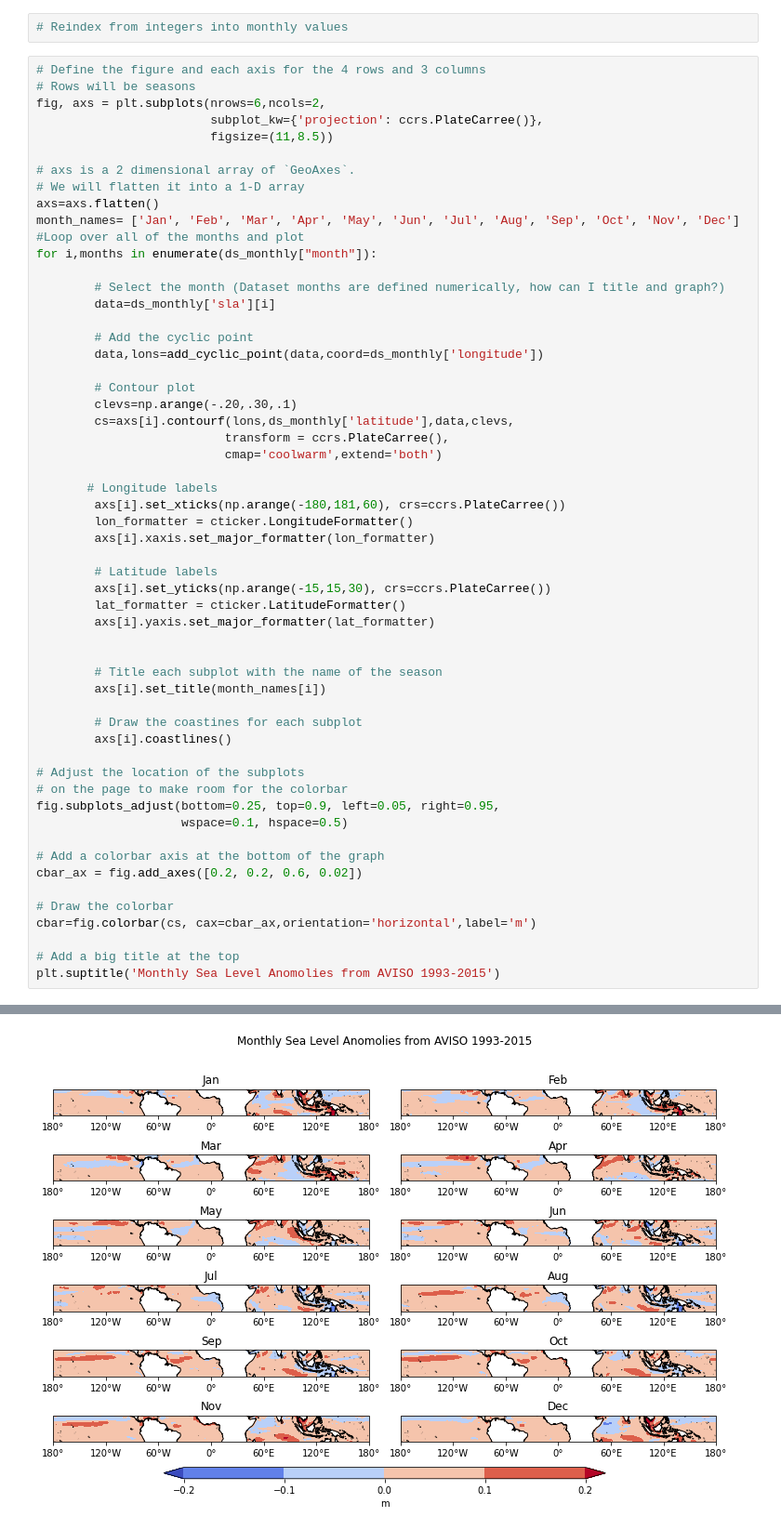
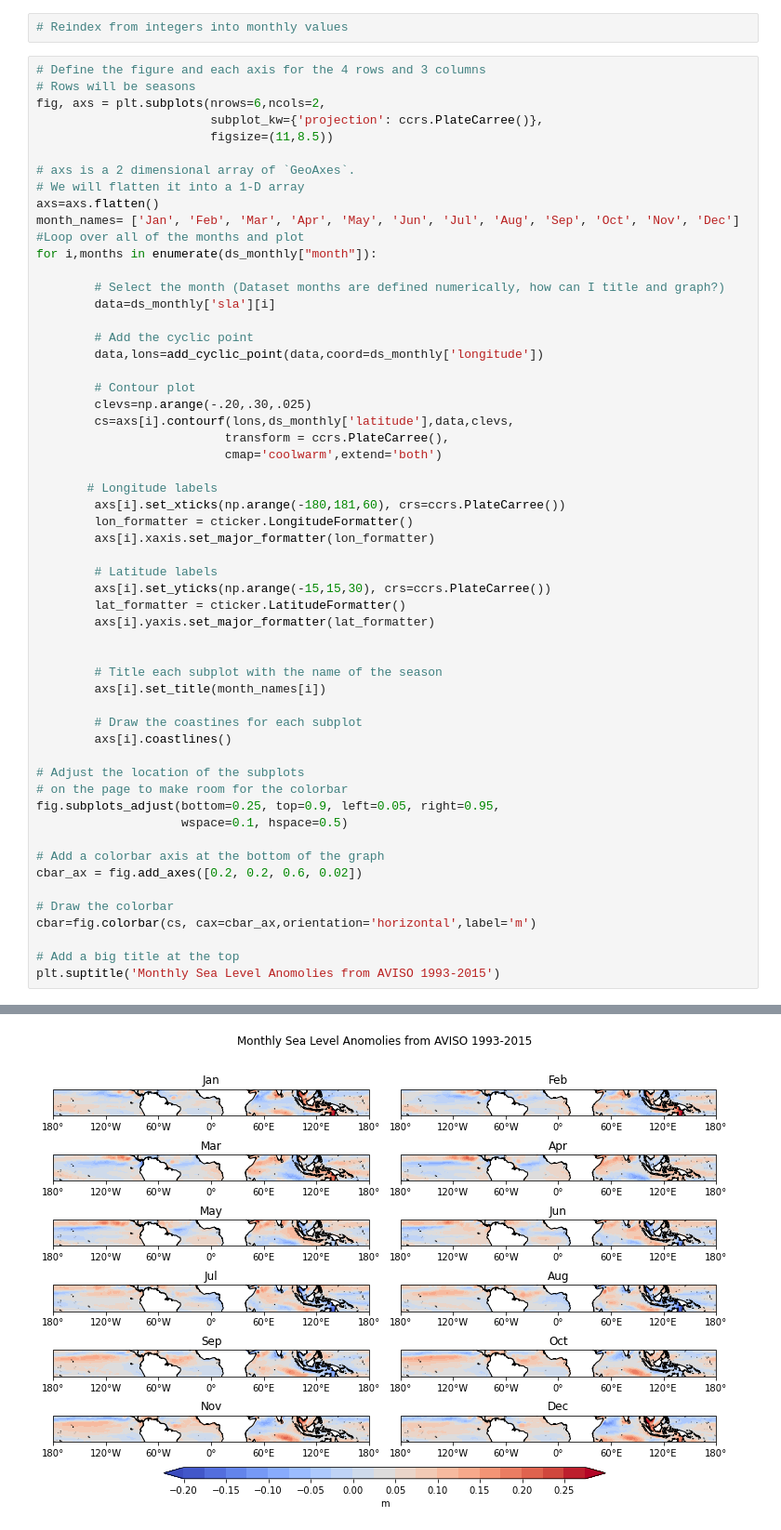
Before and after one commit to GeoRath/Climate-680, a Jupyter notebook: Assignment2.ipynb, the cells around one changed output, grey strips where cells are left out. Shown at 93% size. Drawn from its saved outputs; the diff is of its cells as text.

Commit message:
Updated plots

```diff
--- a/Assignment2.ipynb
+++ b/Assignment2.ipynb
@@ -170,7 +176,7 @@ for i,months in enumerate(ds_monthly["month"]):
         data,lons=add_cyclic_point(data,coord=ds_monthly['longitude'])
 
         # Contour plot
-        clevs=np.arange(-.20,.30,.1)
+        clevs=np.arange(-.20,.30,.025)
         cs=axs[i].contourf(lons,ds_monthly['latitude'],data,clevs,
                           transform = ccrs.PlateCarree(),
                           cmap='coolwarm',extend='both')
@@ -180,33 +186,33 @@ for i,months in enumerate(ds_monthly["month"]):
         lon_formatter = cticker.LongitudeFormatter()
         axs[i].xaxis.set_major_formatter(lon_formatter)
 
         # Latitude labels
         axs[i].set_yticks(np.arange(-15,15,30), crs=ccrs.PlateCarree())
         lat_formatter = cticker.LatitudeFormatter()
         axs[i].yaxis.set_major_formatter(lat_formatter)
 
 
         # Title each subplot with the name of the season
         axs[i].set_title(month_names[i])
 
         # Draw the coastines for each subplot
         axs[i].coastlines()
 
 # Adjust the location of the subplots
 # on the page to make room for the colorbar
 fig.subplots_adjust(bottom=0.25, top=0.9, left=0.05, right=0.95,
                     wspace=0.1, hspace=0.5)
 
 # Add a colorbar axis at the bottom of the graph
 cbar_ax = fig.add_axes([0.2, 0.2, 0.6, 0.02])
 
 # Draw the colorbar
 cbar=fig.colorbar(cs, cax=cbar_ax,orientation='horizontal',label='m')
 
 # Add a big title at the top
 plt.suptitle('Monthly Sea Level Anomolies from AVISO 1993-2015')
 # %% [output]
 Text(0.5, 0.98, 'Monthly Sea Level Anomolies from AVISO 1993-2015')
-[figure, old version]
+[figure, new version]
 # %%
 ds_monthly['sla'][0]
```
Also changed, not shown: parts of 5 cells of this notebook.
